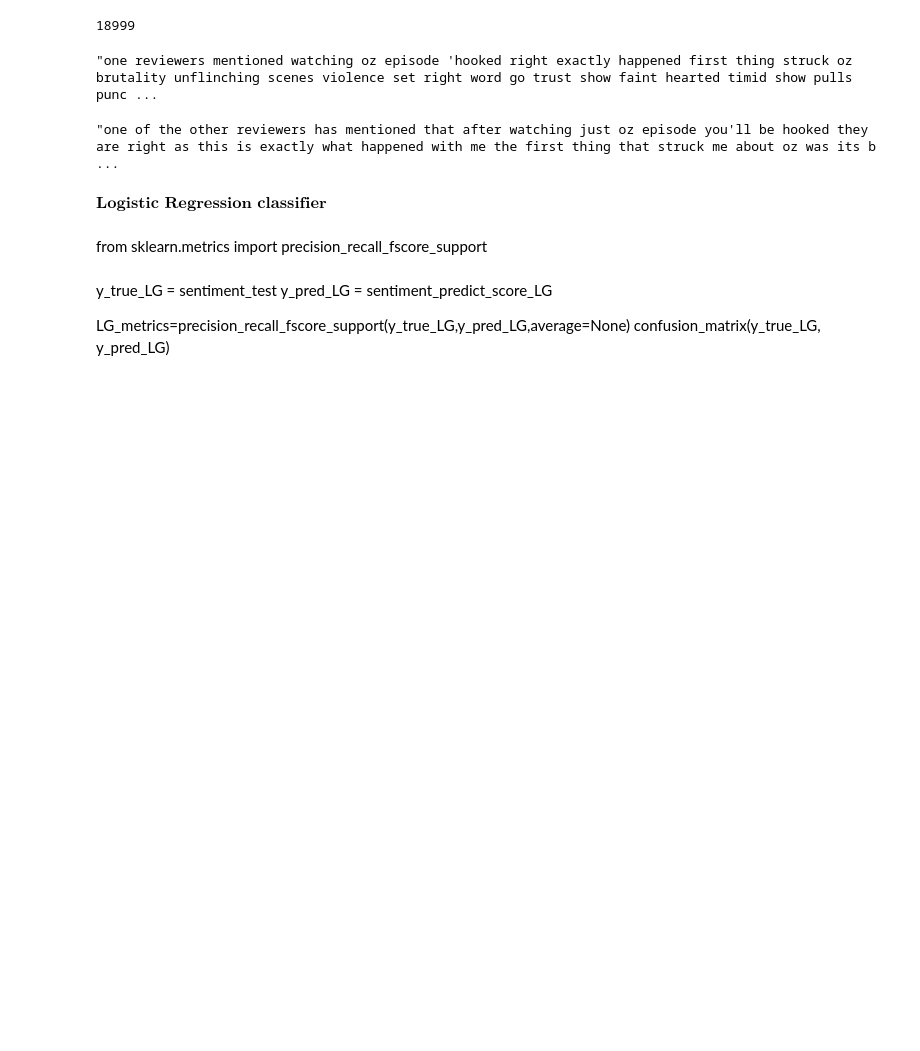
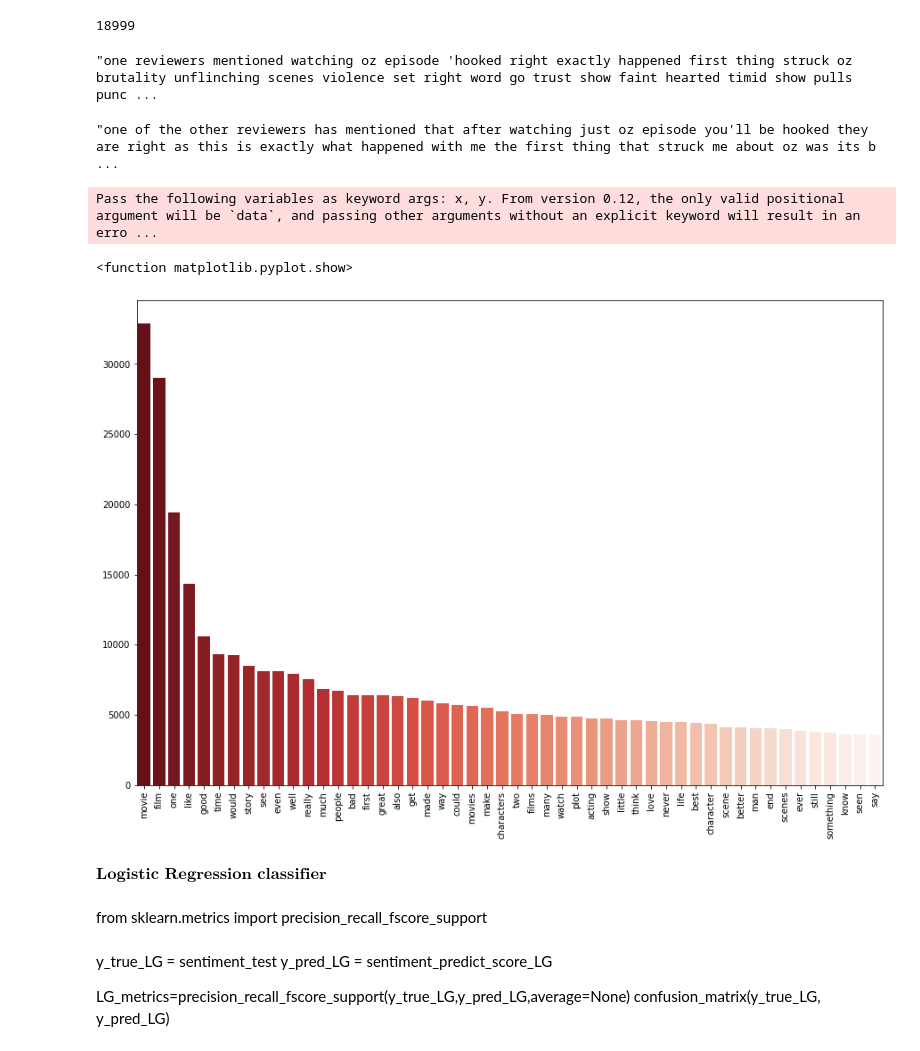
Before and after one commit to malinphy/IMDB_Analysis_different_approachs, a Jupyter notebook: IMDB_ML_VS_NN.ipynb, the cells around one changed output. Saved outputs shown, nothing was run; the diff lists cells and outputs as text; code cells hidden in the pictures; blank space fills up the shorter version.

```diff
--- a/IMDB_ML_VS_NN.ipynb
+++ b/IMDB_ML_VS_NN.ipynb
@@ -154,6 +154,17 @@ clean_data_reviews[0]
 data_reviews[0]
 # %% [output]
 "one of the other reviewers has mentioned that after watching just oz episode you'll be hooked they are right as this is exactly what happened with me the first thing that struck me about oz was its b ...
+# %%
+mostCommonWords_clean, wordDensity_clean, totalNumber_clean = word_counter(clean_data_reviews)
+# %%
+plt.figure(figsize=(15,10))
+sns.barplot(mostCommonWords_clean,wordDensity_clean, palette="Reds_r")
+plt.xticks(rotation=90)
+plt.show
+# %% [output]
+Pass the following variables as keyword args: x, y. From version 0.12, the only valid positional argument will be `data`, and passing other arguments without an explicit keyword will result in an erro ...
+<function matplotlib.pyplot.show>
+[figure, added]
 # %%
 from sklearn.feature_extraction.text import CountVectorizer
 # %%
```
